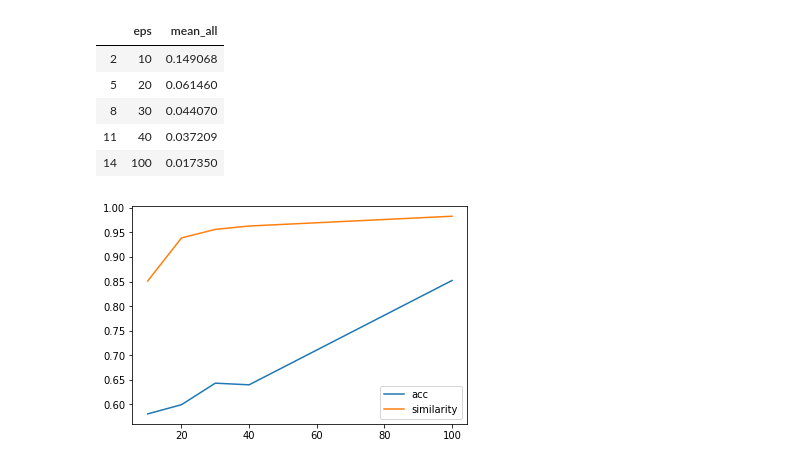
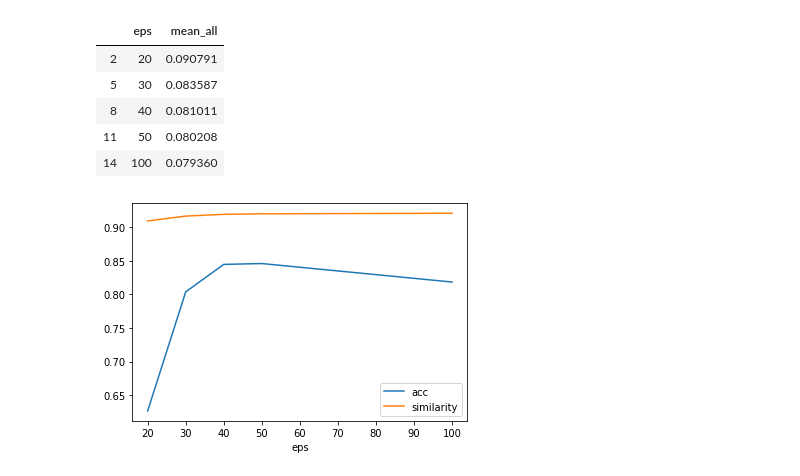
Before and after one commit to ramiroviszan/dp-gem, a Jupyter notebook: result_visualization.ipynb, the cells around one changed output. Cells and saved outputs as stored; diff of their text form; code cells hidden in the pictures.

```diff
--- a/result_visualization.ipynb
+++ b/result_visualization.ipynb
@@ -3,7 +3,7 @@ import pandas as pd
 import numpy as np
 import matplotlib.pyplot as plt
 # %%
-exp_name = 'exp_1'
+exp_name = 'exp_4'
 # %%
 df1 = pd.read_csv('results/{0}/control_val_results.csv'.format(exp_name))
 df1
@@ -76,15 +75,16 @@ df_metric_c = df_metric[['eps', 'mean_all']]
 df_metric_c
 # %% [output]
 |  | eps | mean_all |
-| 2 | 10 | 0.149068 |
-| 5 | 20 | 0.061460 |
-| 8 | 30 | 0.044070 |
-| 11 | 40 | 0.037209 |
-| 14 | 100 | 0.017350 |
+| 2 | 20 | 0.090791 |
+| 5 | 30 | 0.083587 |
+| 8 | 40 | 0.081011 |
+| 11 | 50 | 0.080208 |
+| 14 | 100 | 0.079360 |
 # %%
 plt.plot(df_acc['eps'], df_acc['acc'])
 plt.plot(df_metric_c['eps'], 1 - df_metric_c['mean_all'])
+plt.xlabel("eps")
 plt.legend(['acc', 'similarity'])
 plt.show()
 # %% [output]
-[figure, old version]
+[figure, new version]
```
Also changed, not shown: parts of 8 cells of this notebook, 17 other files.
